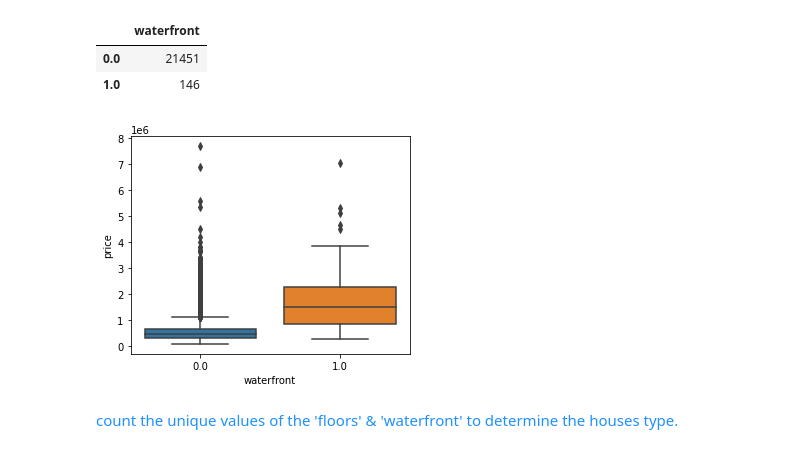
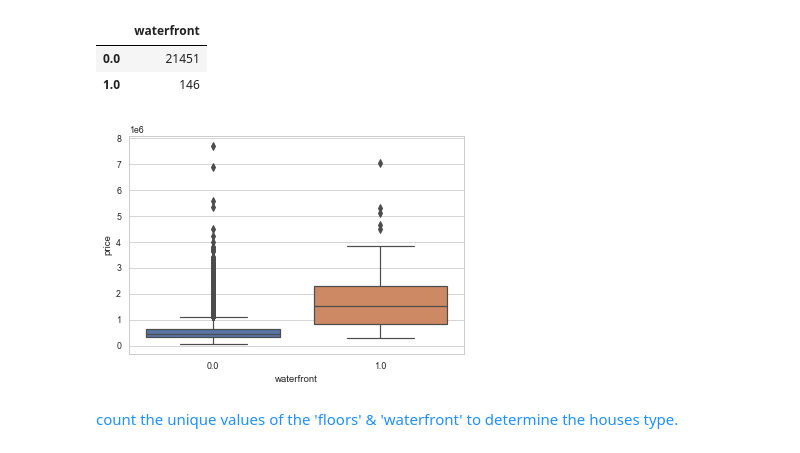
Before and after one commit to akladyous/King-County-Housing-Analysis, a Jupyter notebook: index.ipynb, the cells around one changed output. Saved outputs shown, nothing was run; the diff lists cells and outputs as text; code cells hidden in the pictures.

```diff
--- a/index.ipynb
+++ b/index.ipynb
@@ -209,10 +223,11 @@ df['waterfront'].value_counts().to_frame()
 | 1.0 | 146 |
 # %%
 fig, ax1 = plt.subplots(ncols=1, sharey=True)
-fig.set_figwidth(5,5)
+fig.set_size_inches(6,4)
+sns.axes_style()
 waterfront_bp = sns.boxplot(x=df['waterfront'], y=df['price'], ax=ax1)
 # %% [output]
-[figure, old version]
+[figure, new version]
 # %% [markdown]
 <p style="color:DodgerBlue;">count the unique values of the 'floors' & 'waterfront' to determine the houses type.</p>
 # %%
```
Also changed, not shown: parts of 23 cells of this notebook, 9 other files.
